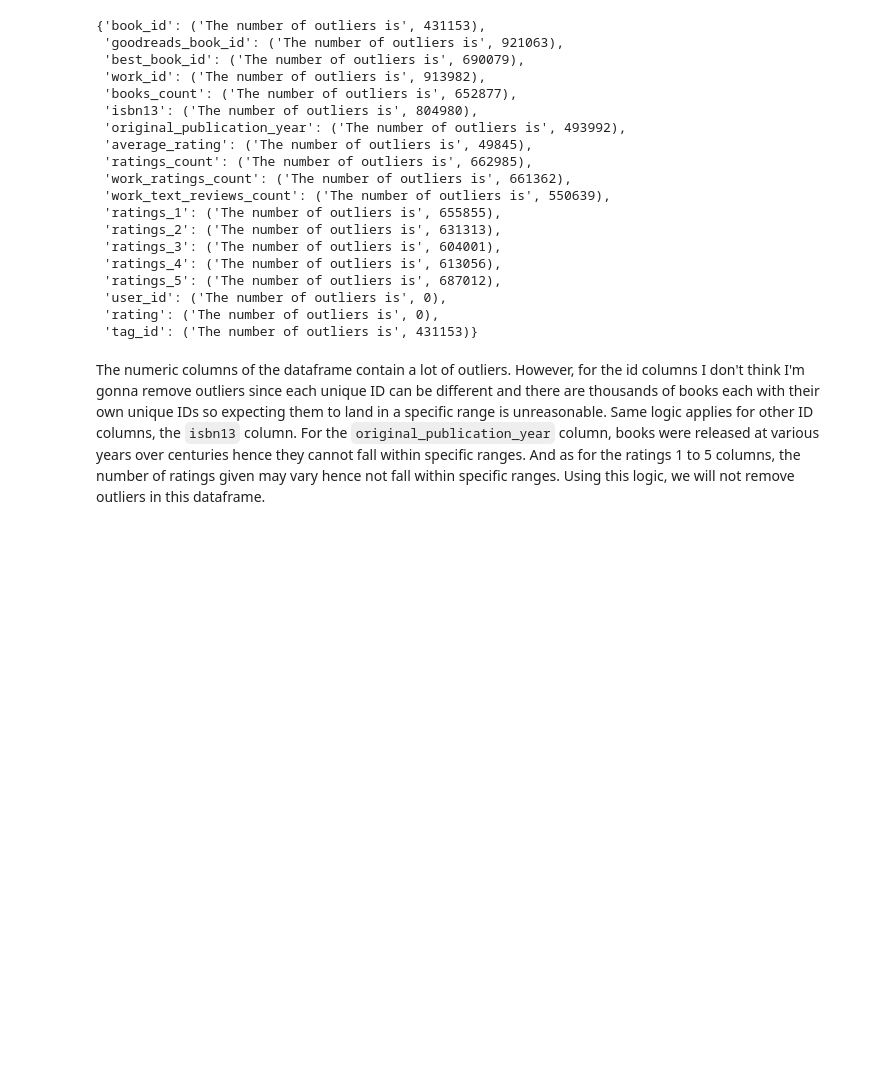
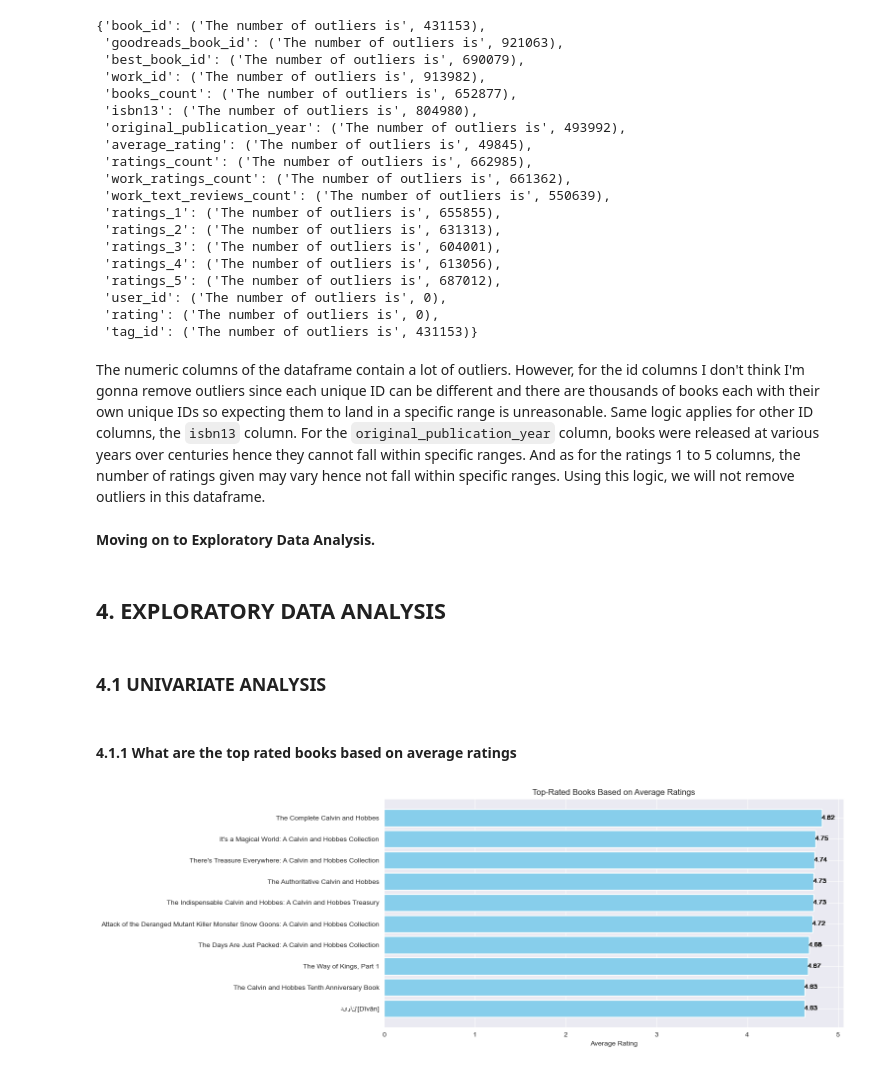
Before and after one commit to DennisWainaina/Book-recommendation-system-project, a Jupyter notebook: index.ipynb, the cells around one changed output. Saved outputs shown, nothing was run; the diff lists cells and outputs as text; code cells hidden in the pictures; blank space fills up the shorter version.

Commit message:
Finished Exploratory Data Analysis moving on to modelling

```diff
--- a/index.ipynb
+++ b/index.ipynb
@@ -320,3 +320,36 @@ outliers(combined_df)
  'tag_id': ('The number of outliers is', 431153)}
 # %% [markdown]
 The numeric columns of the dataframe contain a lot of outliers. However, for the id columns I don't think I'm gonna remove outliers since each unique ID can be different and there are thousands of books each with their own unique IDs so expecting them to land in a specific range is unreasonable. Same logic applies for other ID columns, the `isbn13` column. For the `original_publication_year` column, books were released at various years over centuries hence they cannot fall within specific ranges. And as for the ratings 1 to 5 columns, the number of ratings given may vary hence not fall within specific ranges. Using this logic, we will not remove outliers in this dataframe.
+# %% [markdown]
+**Moving on to Exploratory Data Analysis.**
+# %% [markdown]
+## 4. EXPLORATORY DATA ANALYSIS
+# %% [markdown]
+### 4.1 UNIVARIATE ANALYSIS
+# %% [markdown]
+#### 4.1.1 What are the top rated books based on average ratings
+# %%
+# Grouping the dataset by book_id and calculate the average rating for each book
+average_ratings = combined_df.groupby('book_id')['rating'].mean()
+
+# Sorting the books by average rating in descending order to find the top-rated books
+top_rated_books = average_ratings.sort_values(ascending=False)
+
+# Getting the top 10 top-rated books and their details
+top_rated_books_details = combined_df.loc[combined_df['book_id'].isin(top_rated_books.head(10).index)].sort_values(by='average_rating', ascending=False)
+
+# Creating a bar chart to visualize the top-rated books
+plt.figure(figsize=(12, 6))
+bars = plt.barh(top_rated_books_details['original_title'], top_rated_books_details['average_rating'], color='skyblue')
+plt.xlabel('Average Rating')
+plt.title('Top-Rated Books Based on Average Ratings')
+plt.gca().invert_yaxis()  # Inverting the y-axis to show the highest-rated book at the top
+
+# Adding labels to the bars
+for bar in bars:
+    width = bar.get_width()
+    plt.text(width, bar.get_y() + bar.get_height()/2, f'{width:.2f}', ha='left', va='center', fontsize=10)
+
+plt.show()
+# %% [output]
+[figure, added]
```
Also changed, not shown: parts of 20 cells of this notebook.
